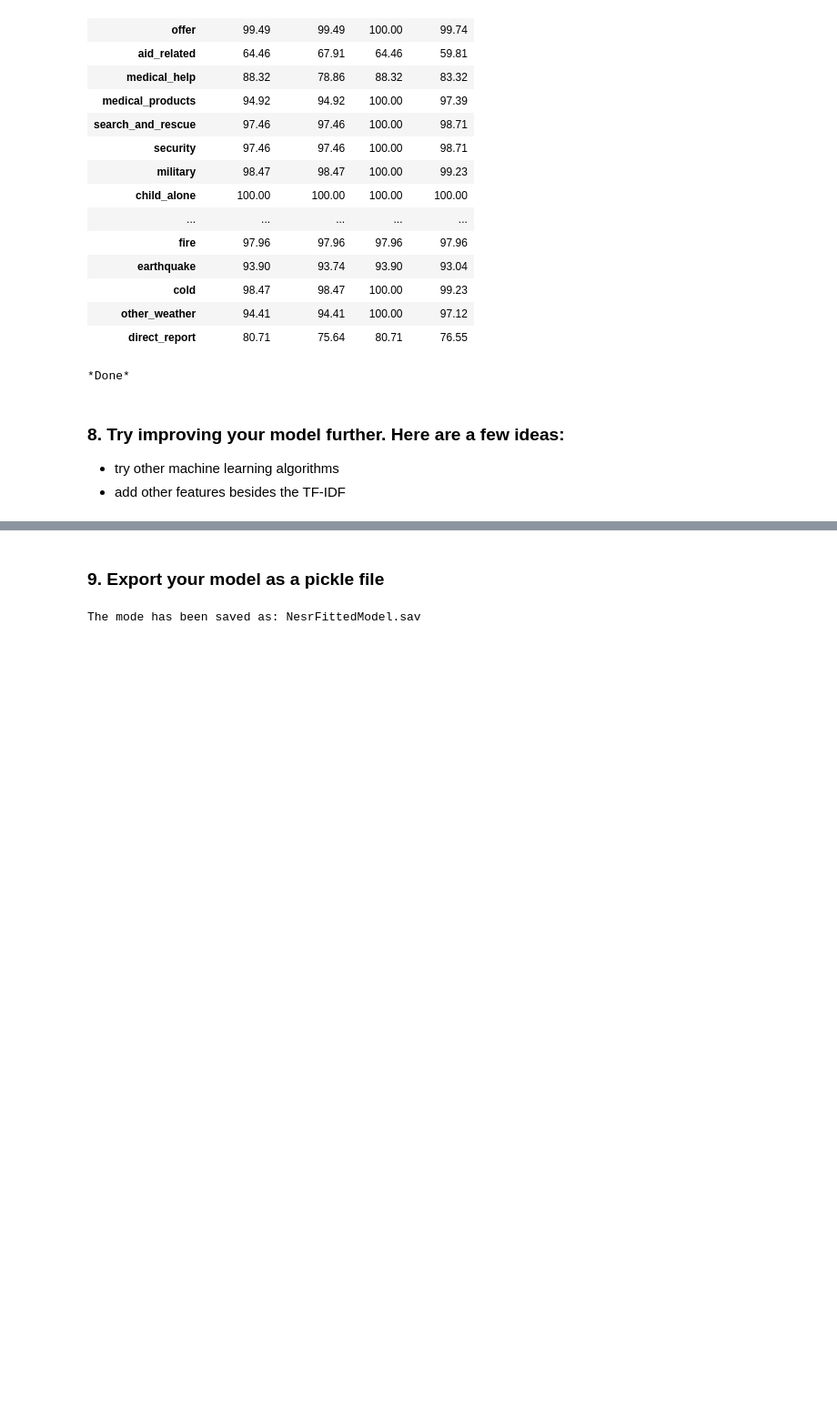
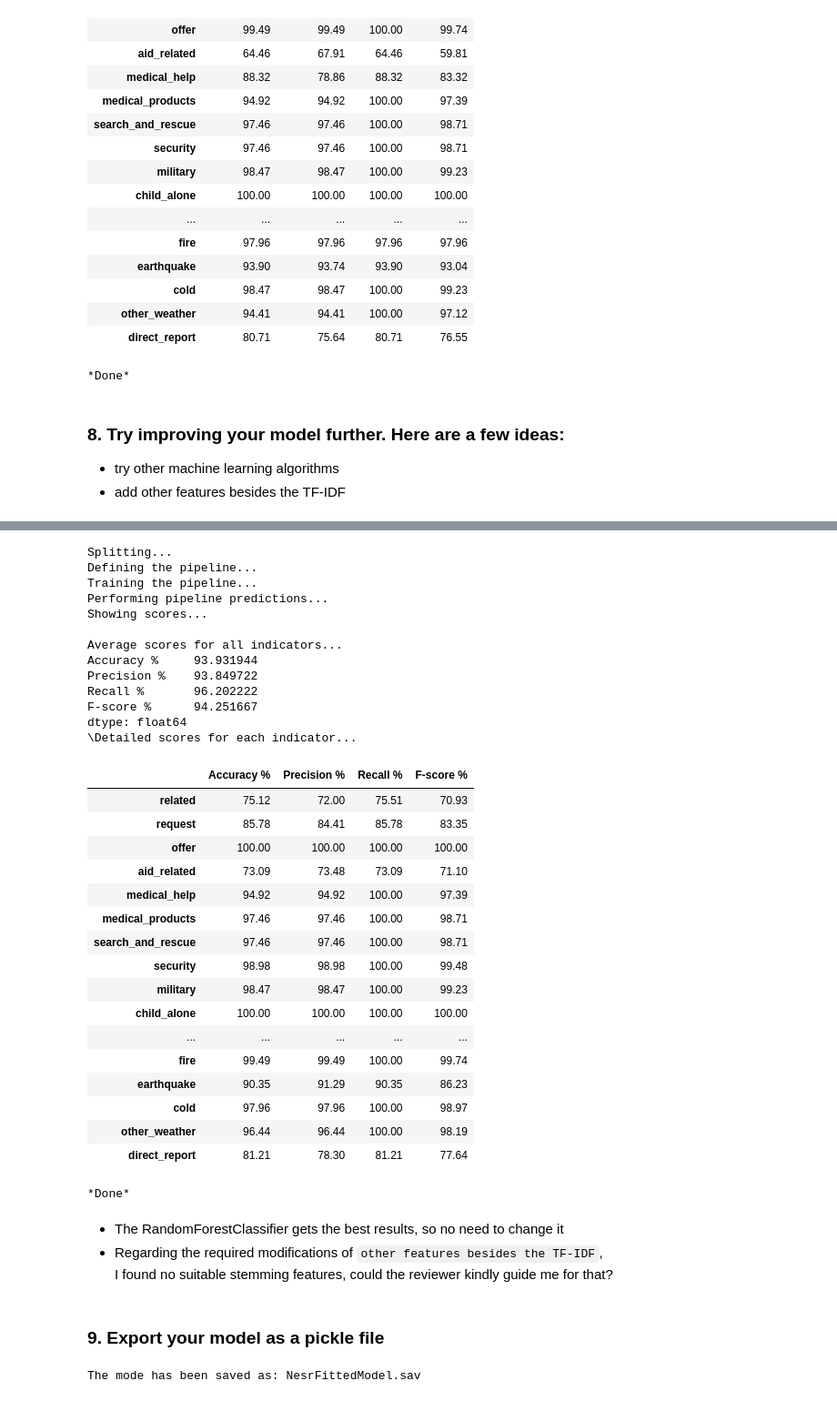
Before and after one commit to drnesr/DisasterResponsePipelines, a Jupyter notebook: Stage1/ML Pipeline Preparation.ipynb, the cells around one changed output, grey strips where cells are left out. Shown: that part at 91% size. Drawn from its saved outputs; the diff is of its cells as text; code cells hidden in the pictures; blank space fills up the shorter version.

```diff
--- a/Stage1/ML Pipeline Preparation.ipynb
+++ b/Stage1/ML Pipeline Preparation.ipynb
@@ -986,3 +1096,46 @@ dtype: float64
+# %%
+pipeline = Pipeline([('vect', CountVectorizer(tokenizer=tokenize)),
+                     ('tfidf', TfidfTransformer()),
+                     ('clf',
+                      MultiOutputClassifier(
+                          RandomForestClassifier(n_estimators=100)))])
+
+pipe = test_sample_with_pipeline(pipeline)
+# %% [output]
+Splitting...
+Defining the pipeline...
+Training the pipeline...
+Performing pipeline predictions...
+Showing scores...
+
+Average scores for all indicators...
+Accuracy %     93.931944
+Precision %    93.849722
+Recall %       96.202222
+F-score %      94.251667
+dtype: float64
+\Detailed scores for each indicator...
+|  | Accuracy % | Precision % | Recall % | F-score % |
+| related | 75.12 | 72.00 | 75.51 | 70.93 |
+| request | 85.78 | 84.41 | 85.78 | 83.35 |
+| offer | 100.00 | 100.00 | 100.00 | 100.00 |
+| aid_related | 73.09 | 73.48 | 73.09 | 71.10 |
+| medical_help | 94.92 | 94.92 | 100.00 | 97.39 |
+| medical_products | 97.46 | 97.46 | 100.00 | 98.71 |
+| search_and_rescue | 97.46 | 97.46 | 100.00 | 98.71 |
+| security | 98.98 | 98.98 | 100.00 | 99.48 |
+| military | 98.47 | 98.47 | 100.00 | 99.23 |
+| child_alone | 100.00 | 100.00 | 100.00 | 100.00 |
+| ... | ... | ... | ... | ... |
+| fire | 99.49 | 99.49 | 100.00 | 99.74 |
+| earthquake | 90.35 | 91.29 | 90.35 | 86.23 |
+| cold | 97.96 | 97.96 | 100.00 | 98.97 |
+| other_weather | 96.44 | 96.44 | 100.00 | 98.19 |
+| direct_report | 81.21 | 78.30 | 81.21 | 77.64 |
+*Done*
+# %% [markdown]
+* The RandomForestClassifier gets the best results, so no need to change it
+* Regarding the required modifications of `other features besides the TF-IDF`,<br> I found no suitable stemming features, could the reviewer kindly guide me for that?
 # %% [markdown]
 ### 9. Export your model as a pickle file
 # %%
```
Also changed, not shown: parts of 10 cells of this notebook, 6 other files.
